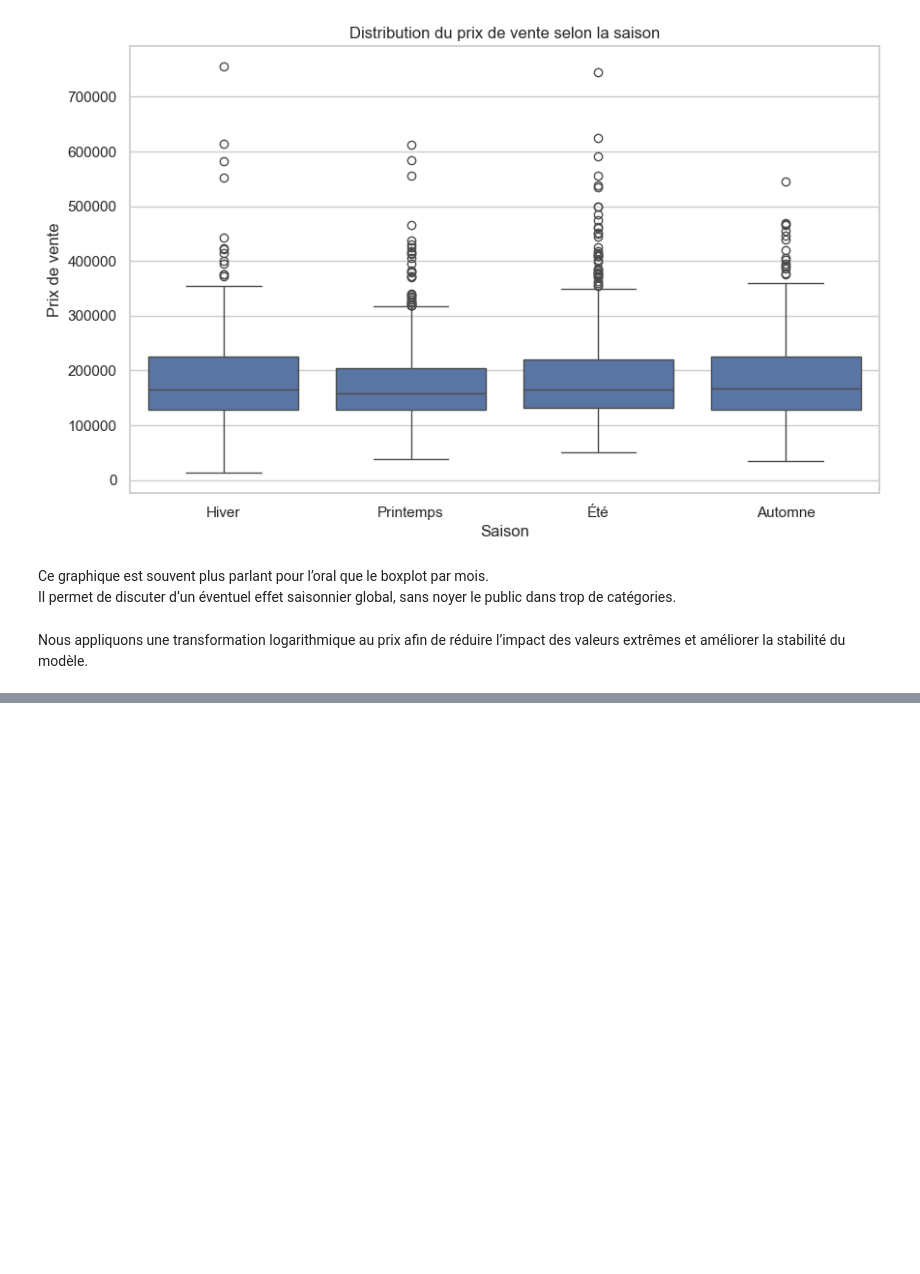
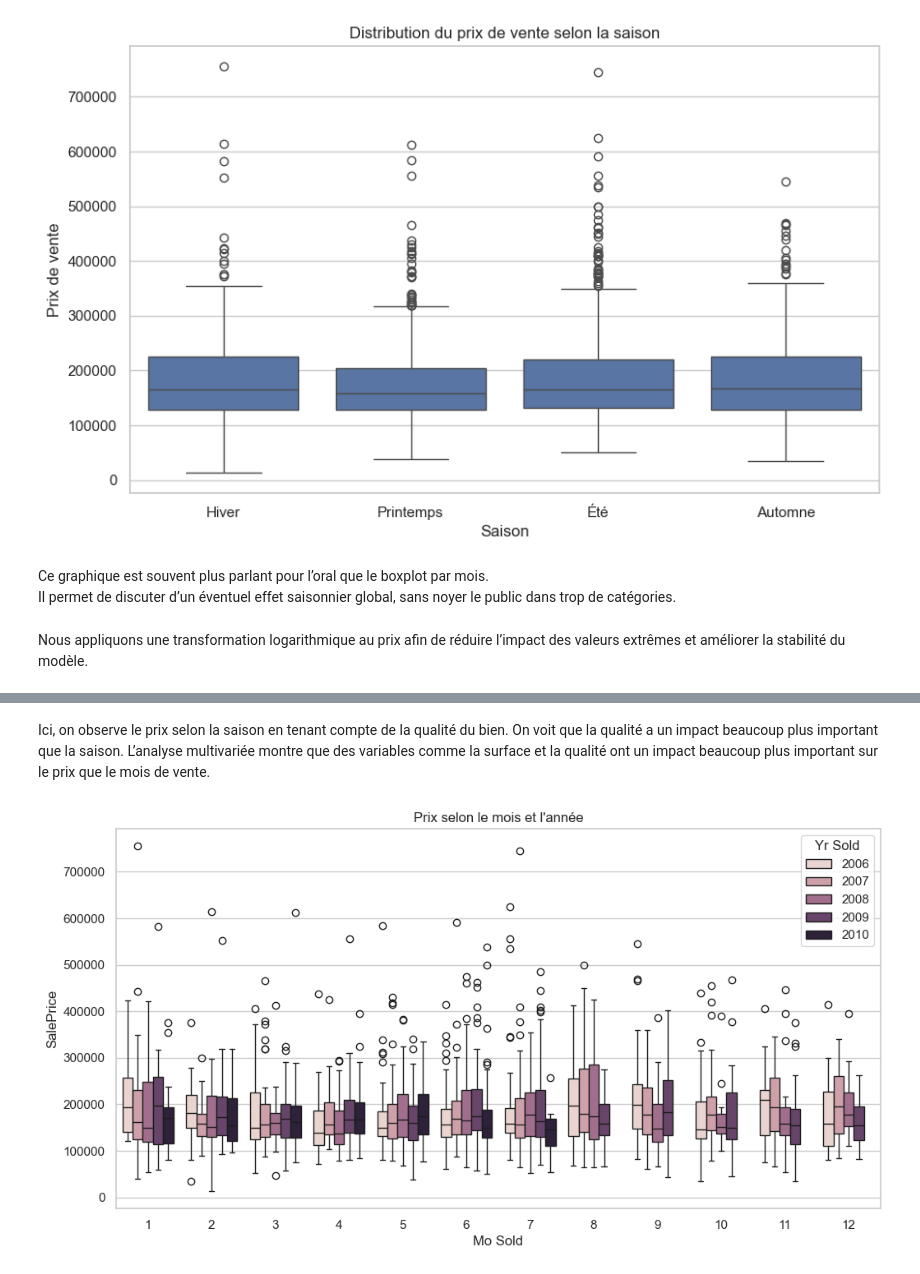
Before and after one commit to AnjaraAndriatseheno/Exo_Visualisation, a Jupyter notebook: oral.ipynb, the cells around one changed output, grey strips where cells are left out. Drawn from its saved outputs; the diff is of its cells as text; code cells hidden in the pictures; blank space fills up the shorter version.

```diff
--- a/oral.ipynb
+++ b/oral.ipynb
@@ -290,0 +279,11 @@ plt.show()
+# %% [markdown]
+Ici, on observe le prix selon la saison en tenant compte de la qualité du bien.
+On voit que la qualité a un impact beaucoup plus important que la saison.
+L’analyse multivariée montre que des variables comme la surface et la qualité ont un impact beaucoup plus important sur le prix que le mois de vente.
+# %%
+plt.figure(figsize=(12,6))
+sns.boxplot(x="Mo Sold", y="SalePrice", hue="Yr Sold", data=df)
+plt.title("Prix selon le mois et l'année")
+plt.show()
+# %% [output]
+[figure, added]
```
Also changed, not shown: parts of 9 cells of this notebook.
